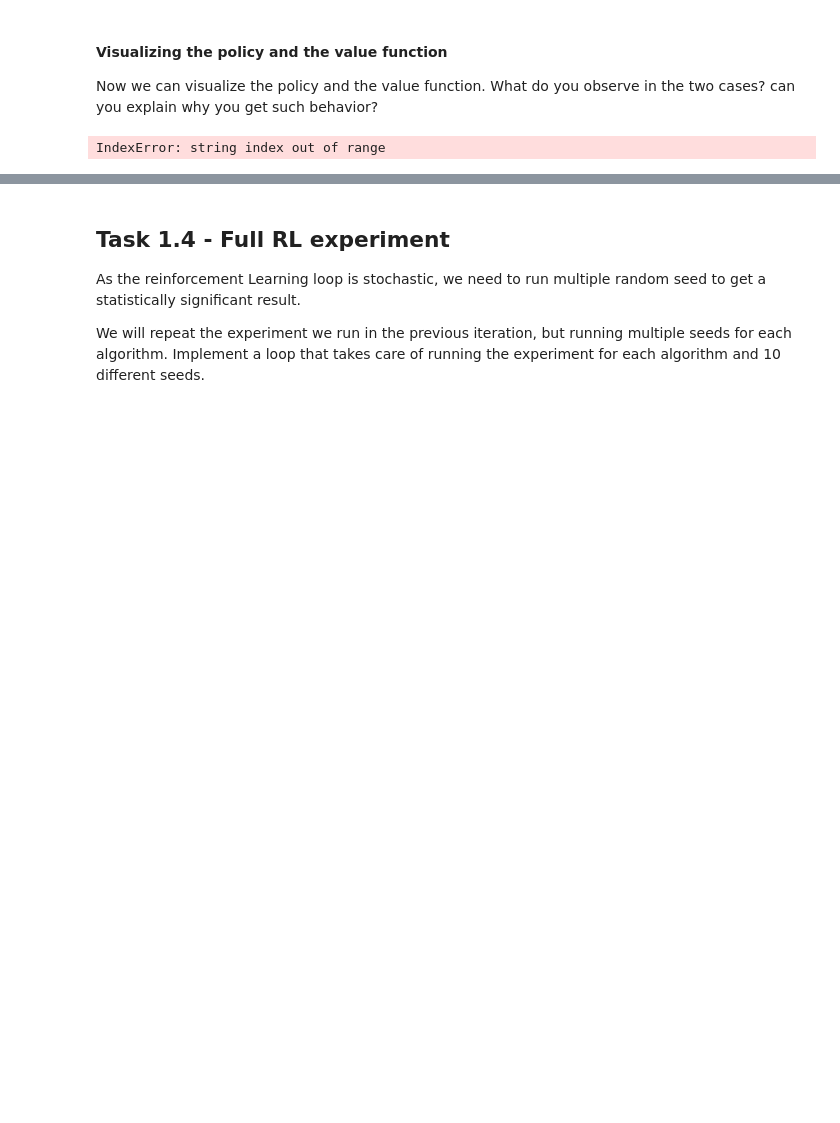
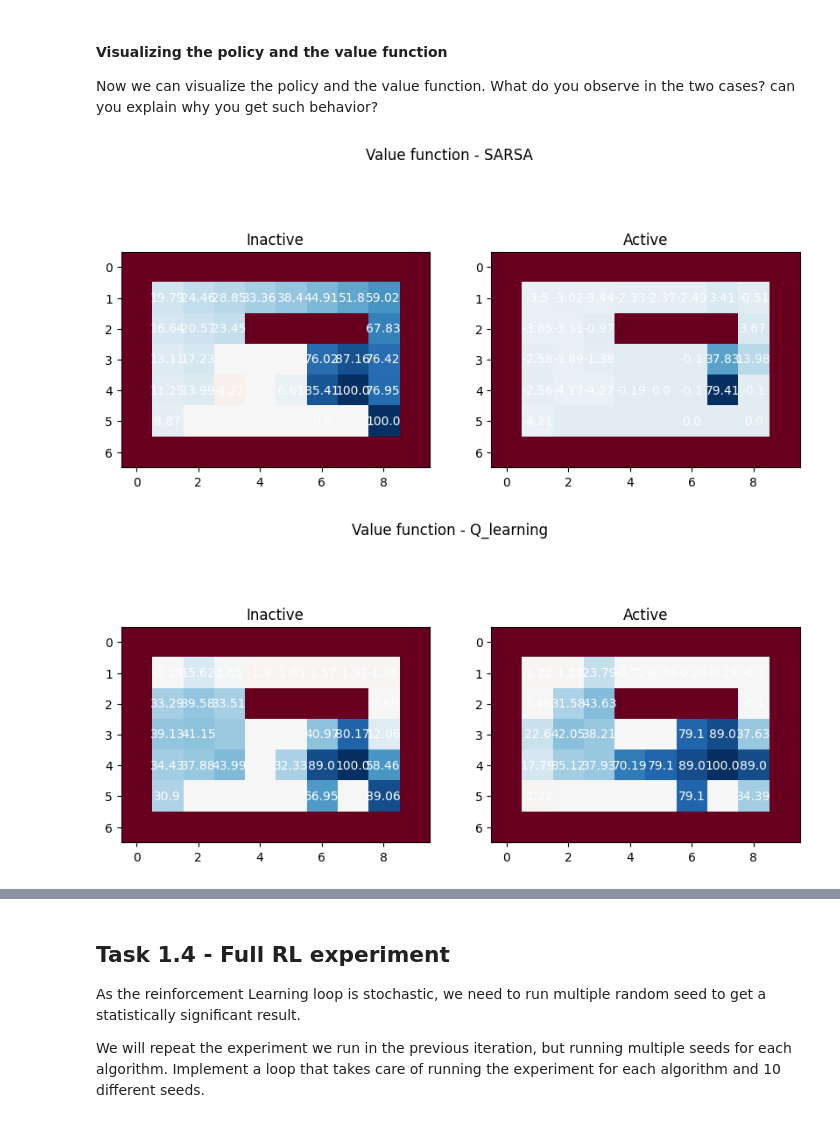
Before and after one commit to axellangenskiold/edap30, a Jupyter notebook: lab4/part_1.ipynb, the cells around one changed output, grey strips where cells are left out. Drawn from its saved outputs; the diff is of its cells as text; code cells hidden in the pictures; blank space fills up the shorter version.

```diff
--- a/lab4/part_1.ipynb
+++ b/lab4/part_1.ipynb
@@ -850,12 +850,13 @@ Now we can visualize the policy and the value function. What do you observe in t
 # %%
 from plot import visualize_value, visualize_policy
 
 # Plot value function
 for alg, Q in Q_alg.items():
-    value_deterministic = _ # -> TODO: compute the value function of the greedy policy <-
+    value_deterministic = Q.max(axis=1) # -> TODO: compute the value function of the greedy policy <-
     visualize_value(value_deterministic, grid_map, cell_list, 'Value function - ' + alg)
 # %% [output]
-IndexError: string index out of range
+[figure, added]
+[figure, added]
 # %%
 # Plot deterministic policy
 for alg, Q in Q_alg.items():
```
Also changed, not shown: parts of 4 cells of this notebook.
